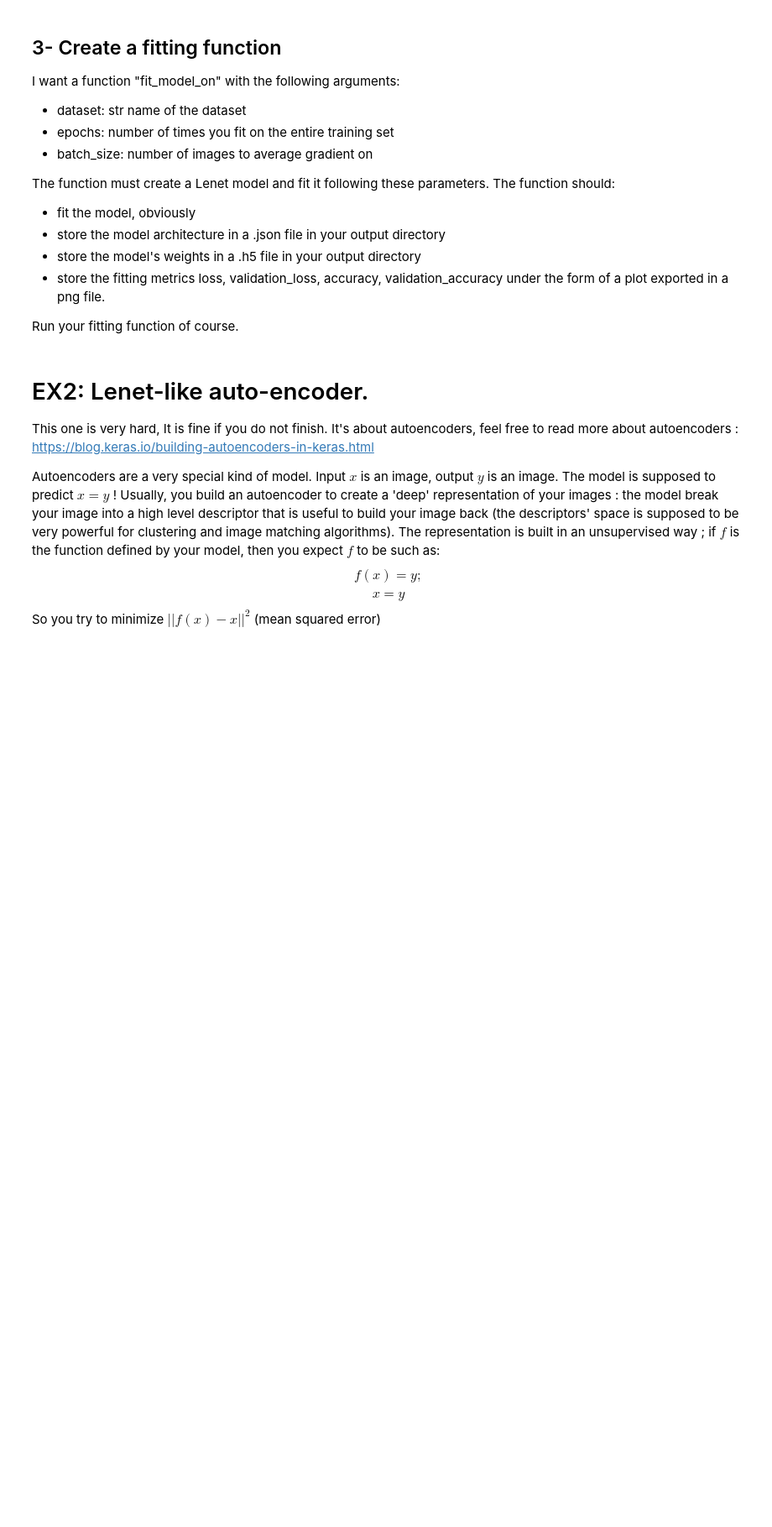
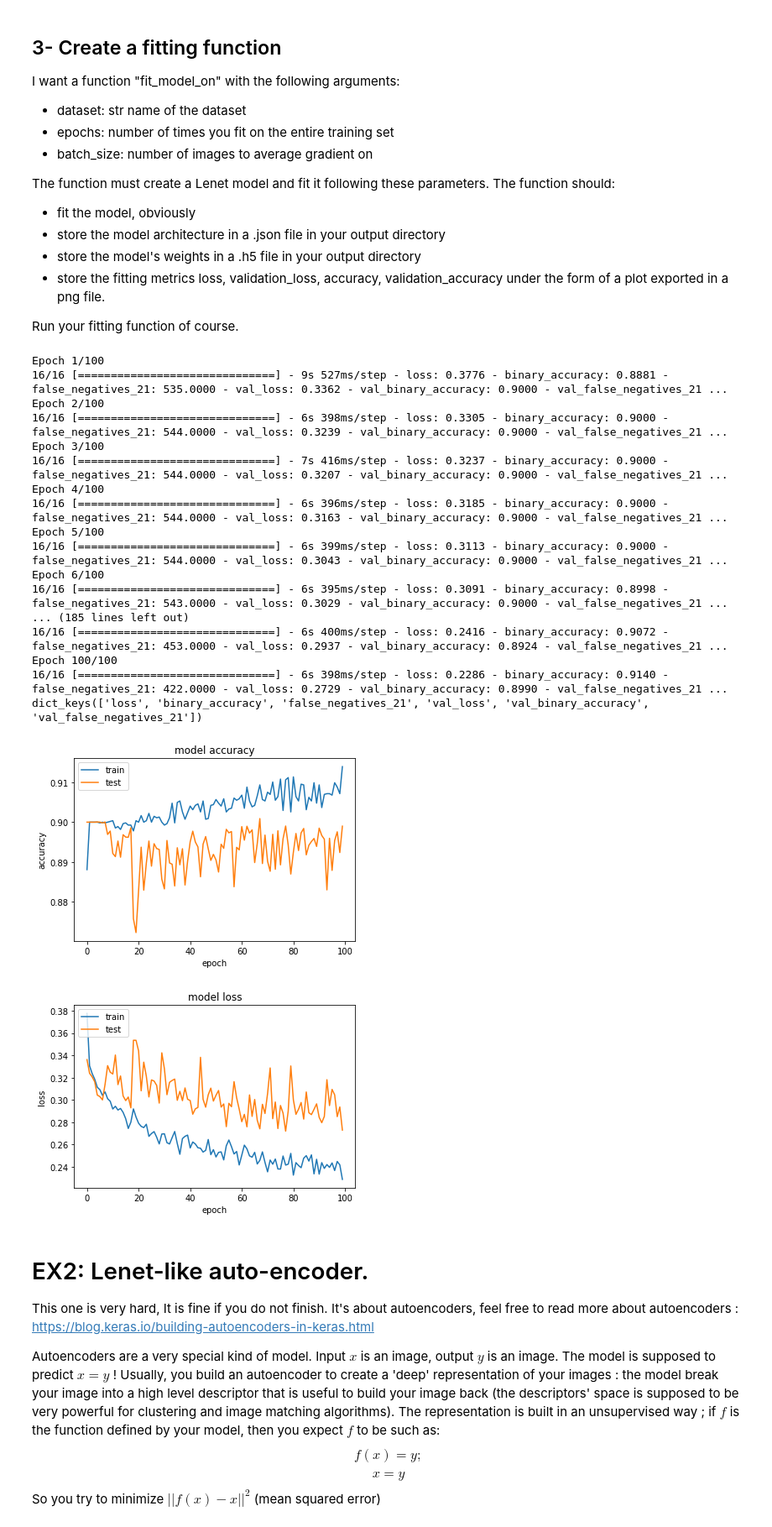
Before and after one commit to santiagoruizmoreno/BigData, a Jupyter notebook: tp_tse_keras_image_classif_Santiago_Ruiz.ipynb, the cells around one changed output. Shown at 84% size. Cells and saved outputs as stored; diff of their text form; code cells hidden in the pictures; blank space fills up the shorter version.

```diff
--- a/tp_tse_keras_image_classif_Santiago_Ruiz.ipynb
+++ b/tp_tse_keras_image_classif_Santiago_Ruiz.ipynb
@@ -118,25 +121,23 @@ class Lenet_like:
     """
     Call classifier layers on the inputs.
     """
-    Y = X
-
 
     for k in range(self.depth):
       # Appliying the convolutional network and its layers
-           Conv2D(self.width, (3,3,), activation='relu')(Y)
-      # Dropping out some connections
-           Dropout(self.drop)(Y)
-      # Applying max poooling, which reduces the size of the image
-           MaxPooling2D(pool_size=(3, 3))(Y)
-           Conv2D(self.width*2, (3, 3), activation='relu', padding='same')(Y)
-      # Apply successive convolutions to the input !
-      # Use the functional API to do so
-    Flatten()(Y)
-    Dense(1024, activation='relu')(Y)
-    Dropout(self.drop)(Y)
-    Dense(512, activation='relu')(Y)
-    Dense(self.n_classes, activation='relu')(Y)
+      # The first parameter refers to the number of filters, the second to the nu
+           x = Conv2D(self.width*k, 3, strides=2, padding="same")(X)
+           x = Dropout(self.drop)(x)
+           x = MaxPooling2D(3, strides=2, padding="same")(x)
 
+    x = Flatten()(x)
+    x = Dense(1024, activation='sigmoid')(x)
+    x = Dropout(self.drop)(x)
+    x = Flatten()(x)
+    x = Dense(512, activation='sigmoid')(x)
+    x = Flatten()(x)
+    x = Dense(self.n_classes, activation='sigmoid')(x)
+
+    Y = x
     # Perceptron
     # This is the classification head of the classifier
     ...
@@ -165,7 +159,7 @@ I want to be able to monitor the accuracy of the model.
 # %%
 def make_lenet_model(dataset,
                      width=32,
-                     depth=2,
+                     depth=3,
                      drop=0.25,
                      n_classes=10):
   """
@@ -173,19 +167,16 @@ def make_lenet_model(dataset,
   """
   if dataset == "cifar10":
     # dimensions of input are: (32, 32, 4)
-    X = Input(batch_shape=(32,32,3))
+    X = Input(batch_shape=(None,32,32,3))
   elif dataset == "mnist" or dataset == "fashion_mnist":
     # dimensions of input are: (28, 28)
-    X = Input(batch_shape=(28,28))
+    X = Input(batch_shape=(None,28,28))
   else:
     raise NotImplementedError("Model not implemented for datastet {}".format(dataset))
 
   Y = Lenet_like(width, depth, drop, n_classes)(X)
 
-  model = Model(inputs = X, outputs = make_autoencoder_model('mnist'))
+  model = Model(inputs = X, outputs = Y)
   # Remember I wanna monitor accuracy
-  model.compile(optimizer=tf.keras.optimizers.Adam(learning_rate=1e-3),
-              loss=tf.keras.losses.BinaryCrossentropy(),
-              metrics=[tf.keras.metrics.BinaryAccuracy(),
-                       tf.keras.metrics.FalseNegatives()])
+  model.compile(optimizer= Adam(learning_rate=1e-3), loss=tf.keras.losses.BinaryCrossentropy(), metrics=[tf.keras.metrics.BinaryAccuracy(), tf.keras.metrics.FalseNegatives()])
   return model
@@ -271,3 +308,27 @@ def fit_model_on(dataset,
+# %%
+# fit your model
+# IT is important to choose apropriater activating functions depending on the problem we are dealing with
+fit_model_on("cifar10", epochs=100, batch_size_m=100*30, n_classes=10)
+# %% [output]
+Epoch 1/100
+16/16 [==============================] - 9s 527ms/step - loss: 0.3776 - binary_accuracy: 0.8881 - false_negatives_21: 535.0000 - val_loss: 0.3362 - val_binary_accuracy: 0.9000 - val_false_negatives_21 ...
+Epoch 2/100
+16/16 [==============================] - 6s 398ms/step - loss: 0.3305 - binary_accuracy: 0.9000 - false_negatives_21: 544.0000 - val_loss: 0.3239 - val_binary_accuracy: 0.9000 - val_false_negatives_21 ...
+Epoch 3/100
+16/16 [==============================] - 7s 416ms/step - loss: 0.3237 - binary_accuracy: 0.9000 - false_negatives_21: 544.0000 - val_loss: 0.3207 - val_binary_accuracy: 0.9000 - val_false_negatives_21 ...
+Epoch 4/100
+16/16 [==============================] - 6s 396ms/step - loss: 0.3185 - binary_accuracy: 0.9000 - false_negatives_21: 544.0000 - val_loss: 0.3163 - val_binary_accuracy: 0.9000 - val_false_negatives_21 ...
+Epoch 5/100
+16/16 [==============================] - 6s 399ms/step - loss: 0.3113 - binary_accuracy: 0.9000 - false_negatives_21: 544.0000 - val_loss: 0.3043 - val_binary_accuracy: 0.9000 - val_false_negatives_21 ...
+Epoch 6/100
+16/16 [==============================] - 6s 395ms/step - loss: 0.3091 - binary_accuracy: 0.8998 - false_negatives_21: 543.0000 - val_loss: 0.3029 - val_binary_accuracy: 0.9000 - val_false_negatives_21 ...
+... (185 lines left out)
+16/16 [==============================] - 6s 400ms/step - loss: 0.2416 - binary_accuracy: 0.9072 - false_negatives_21: 453.0000 - val_loss: 0.2937 - val_binary_accuracy: 0.8924 - val_false_negatives_21 ...
+Epoch 100/100
+16/16 [==============================] - 6s 398ms/step - loss: 0.2286 - binary_accuracy: 0.9140 - false_negatives_21: 422.0000 - val_loss: 0.2729 - val_binary_accuracy: 0.8990 - val_false_negatives_21 ...
+dict_keys(['loss', 'binary_accuracy', 'false_negatives_21', 'val_loss', 'val_binary_accuracy', 'val_false_negatives_21'])
+[figure, added]
+[figure, added]
 # %% [markdown]
 # EX2: Lenet-like auto-encoder.
 
```
Also changed, not shown: parts of 7 cells of this notebook.
